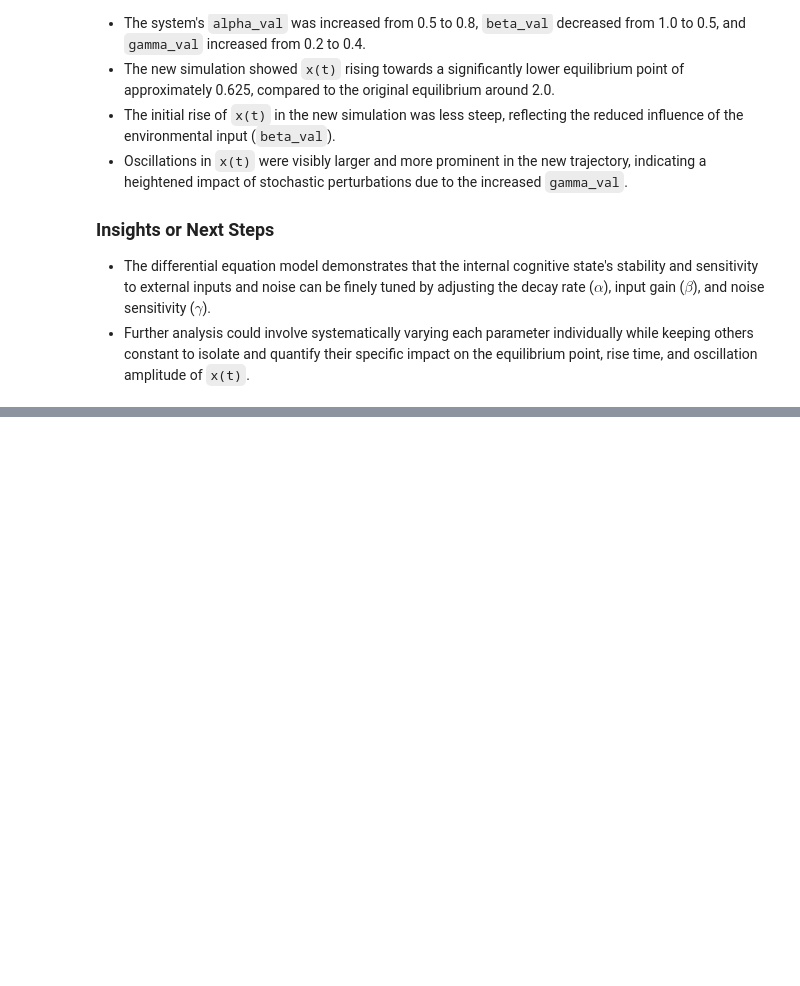
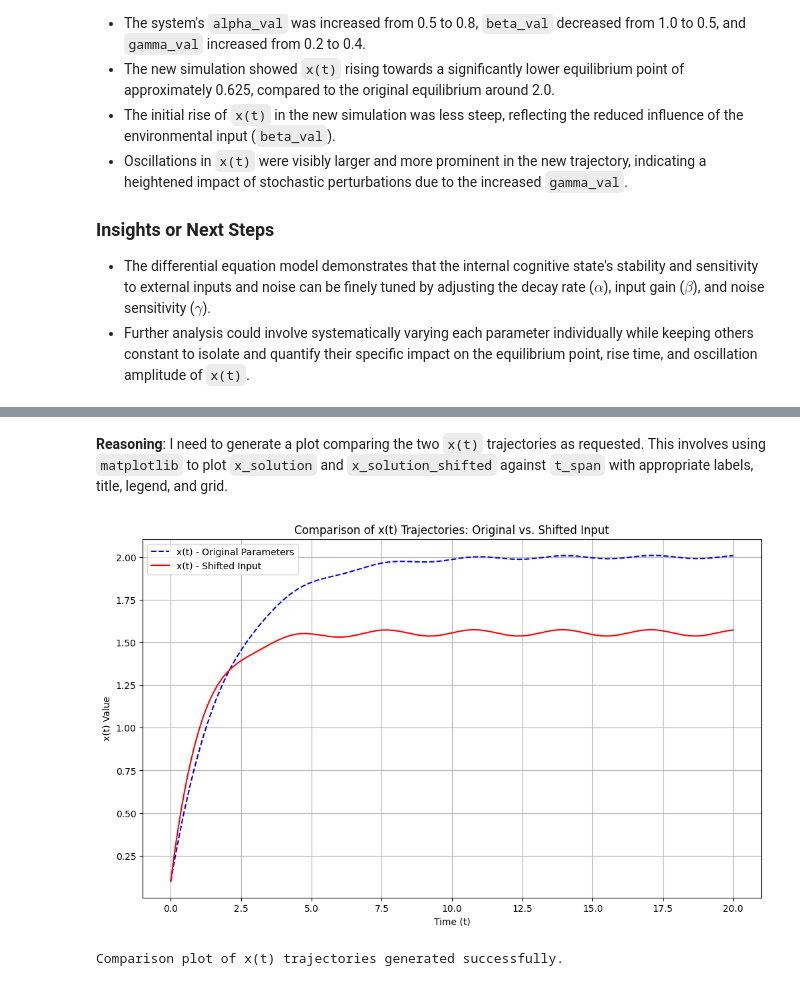
Before and after one commit to Rishika70/A-Coherence-based-Alignment, a Jupyter notebook: A_Coherence_Theory.ipynb, the cells around one changed output, grey strips where cells are left out. Drawn from its saved outputs; the diff is of its cells as text; code cells hidden in the pictures; blank space fills up the shorter version.

```diff
--- a/A_Coherence_Theory.ipynb
+++ b/A_Coherence_Theory.ipynb
@@ -475,0 +843,35 @@ Overall, the cognitive state `x(t)` became more 'damped' in its general magnitud
+# %% [markdown]
+**Reasoning**:
+I need to generate a plot comparing the two `x(t)` trajectories as requested. This involves using `matplotlib` to plot `x_solution` and `x_solution_shifted` against `t_span` with appropriate labels, title, legend, and grid.
+# %%
+import matplotlib.pyplot as plt
+
+# 2. Create a figure with a specified size for better readability.
+plt.figure(figsize=(12, 7))
+
+# 3. Plot t_span against x_solution, labeling it 'x(t) - Original Parameters'
+plt.plot(t_span, x_solution, label='x(t) - Original Parameters', linestyle='--', color='blue')
+
+# 4. Plot t_span against x_solution_shifted, labeling it 'x(t) - Shifted Input'
+plt.plot(t_span, x_solution_shifted, label='x(t) - Shifted Input', color='red')
+
+# 5. Add a title to the plot
+plt.title('Comparison of x(t) Trajectories: Original vs. Shifted Input')
+
+# 6. Label the x-axis as 'Time (t)' and the y-axis as 'x(t) Value'
+plt.xlabel('Time (t)')
+plt.ylabel('x(t) Value')
+
+# 7. Add a legend to differentiate between the two trajectories.
+plt.legend()
+
+# 8. Add a grid to the plot for easier reading of values.
+plt.grid(True)
+
+# 9. Display the plot.
+plt.show()
+
+print("Comparison plot of x(t) trajectories generated successfully.")
+# %% [output]
+[figure, added]
+Comparison plot of x(t) trajectories generated successfully.
```
Also changed, not shown: parts of 98 cells of this notebook.
